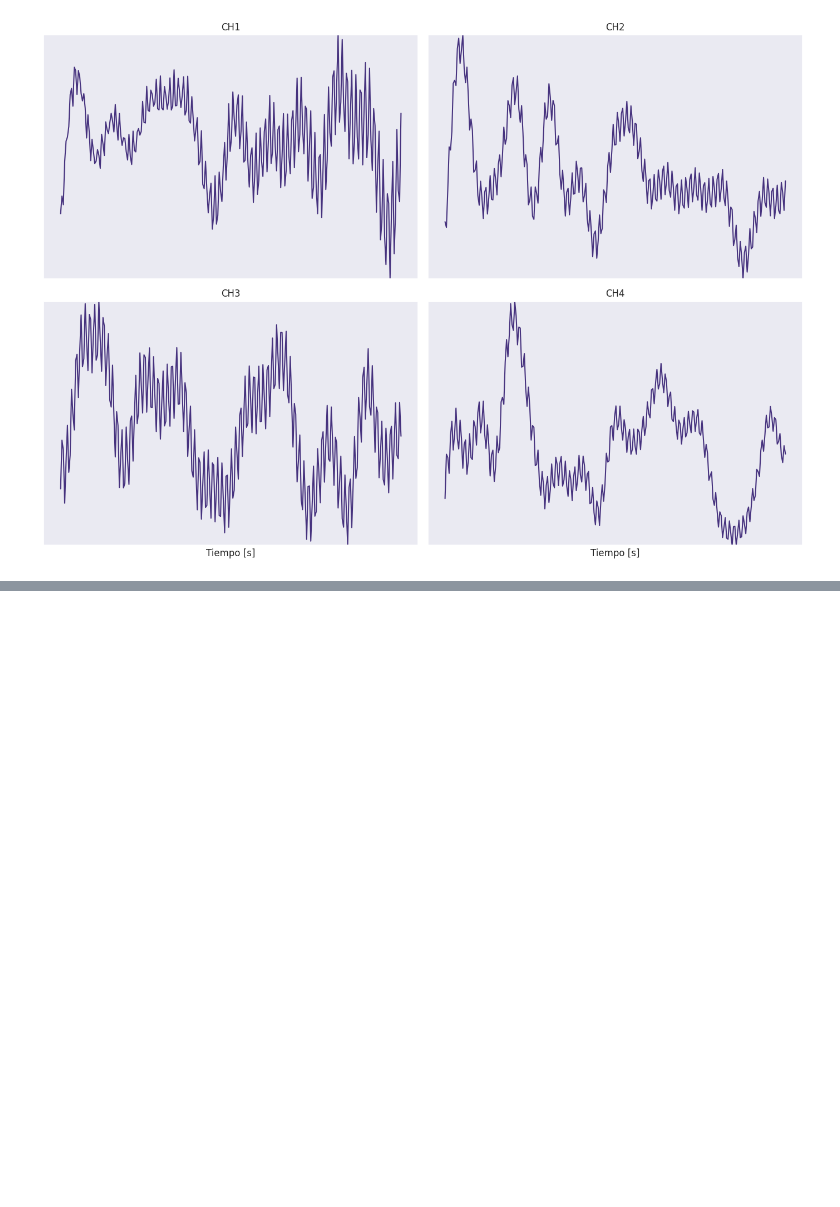
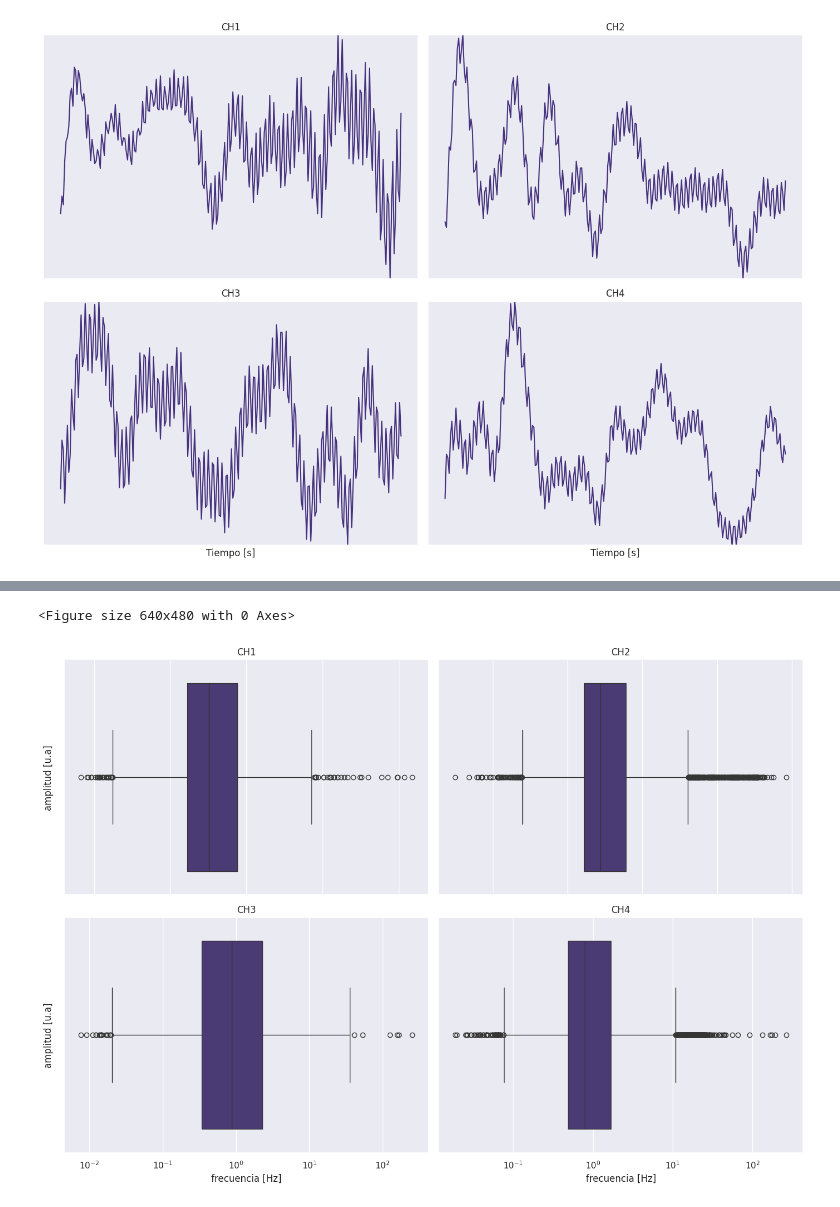
Before and after one commit to CrisCL20/Proyecto---INF405, a Jupyter notebook: Proyecto_INF405.ipynb, the cells around one changed output, grey strips where cells are left out. Saved outputs shown, nothing was run; the diff lists cells and outputs as text; code cells hidden in the pictures; blank space fills up the shorter version.

```diff
--- a/Proyecto_INF405.ipynb
+++ b/Proyecto_INF405.ipynb
@@ -258,0 +323,5 @@ close_up(channels_rec, 250, Tmax=T)
+# %%
+boxplot(channels_fft)
+# %% [output]
+<Figure size 640x480 with 0 Axes>
+[figure, added]
```
Also changed, not shown: parts of 18 cells of this notebook.
